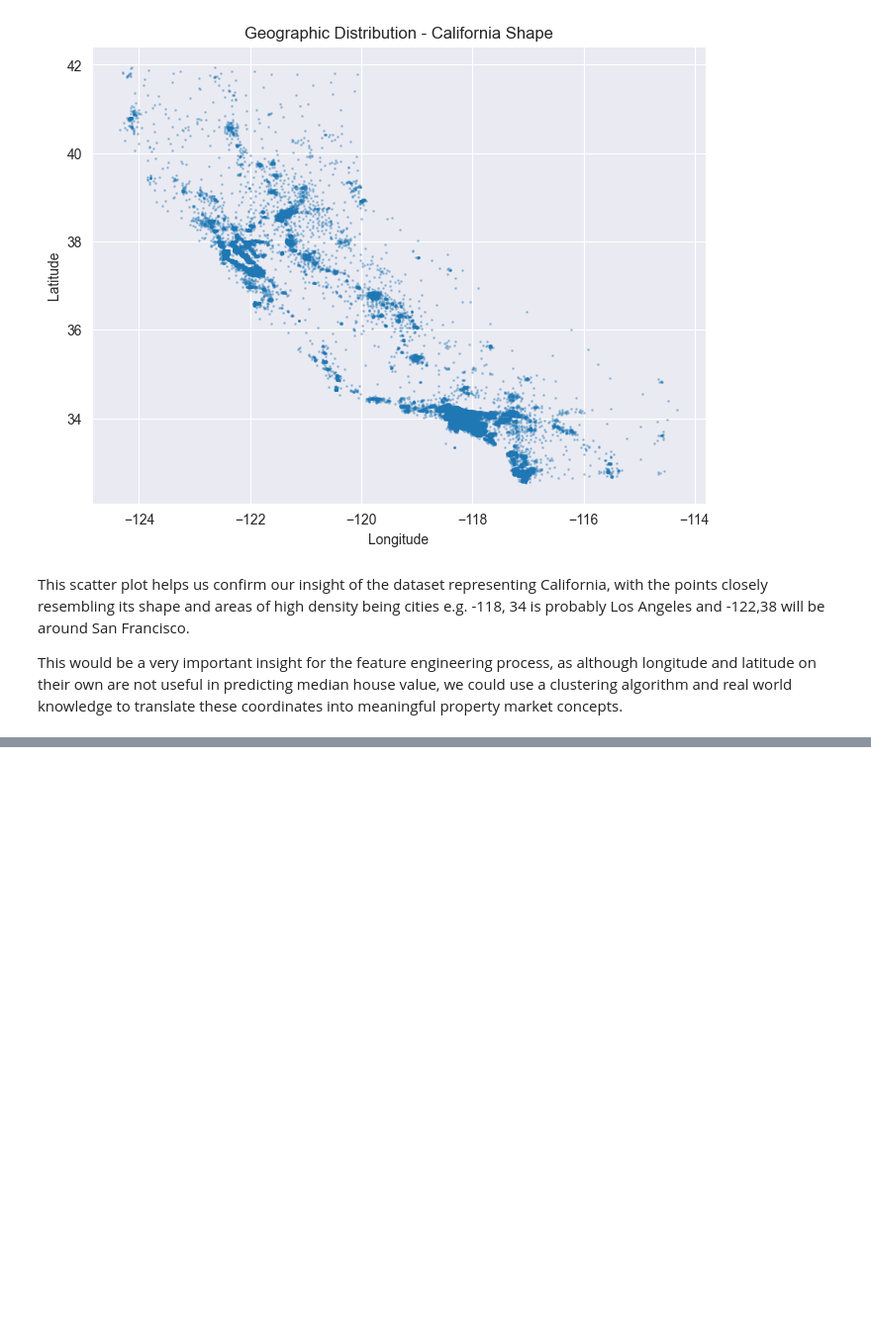
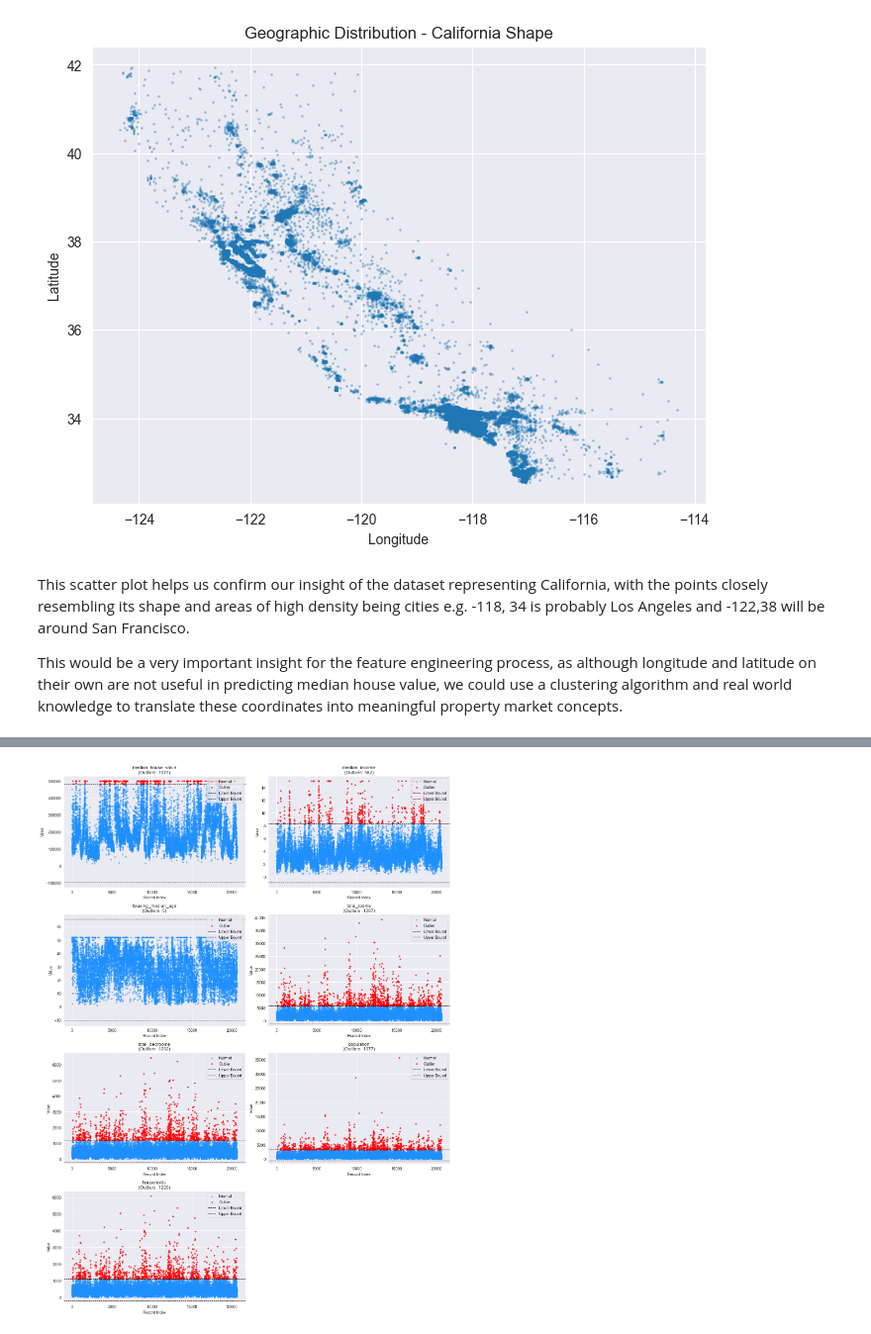
Before and after one commit to jamiefostergrime2/PredictiveAnalytics-ComputerVision-AI-Project, a Jupyter notebook: Part1_DataEngineering.ipynb, the cells around one changed output, grey strips where cells are left out. Shown at 99% size. Drawn from its saved outputs; the diff is of its cells as text; code cells hidden in the pictures; blank space fills up the shorter version.

```diff
--- a/Part1_DataEngineering.ipynb
+++ b/Part1_DataEngineering.ipynb
@@ -178,0 +269,52 @@ houses_corrupted.to_csv(filename, index=False)
+# %%
+# Define features (excluding Lat/Long)
+features_to_check = [col for col in houses_corrupted.columns
+                     if col not in ['latitude', 'longitude']]
+
+# Set up the grid dimensions (4 rows, 2 columns)
+n_cols = 2
+n_rows = (len(features_to_check) + 1) // n_cols
+fig, axes = plt.subplots(n_rows, n_cols, figsize=(15, 20))
+axes = axes.flatten() # Flatten to 1D array for easy iteration
+
+for i, col in enumerate(features_to_check):
+    # 1. Calculate IQR Bounds
+    Q1 = houses_corrupted[col].quantile(0.25)
+    Q3 = houses_corrupted[col].quantile(0.75)
+    IQR = Q3 - Q1
+    lower_bound = Q1 - 1.5 * IQR
+    upper_bound = Q3 + 1.5 * IQR
+
+    # 2. Identify Outliers
+    # Create a boolean mask: True if outlier, False if normal
+    is_outlier = (houses_corrupted[col] < lower_bound) | (houses_corrupted[col] > upper_bound)
+
+    # 3. Plot
+    # Scatter plot: X is the index, Y is the value
+    # We plot 'Normal' points first in blue (alpha for transparency)
+    axes[i].scatter(houses_corrupted.index[~is_outlier],
+                    houses_corrupted[col][~is_outlier],
+                    c='dodgerblue', alpha=0.5, s=10, label='Normal')
+
+    # Overlay 'Outlier' points in red
+    axes[i].scatter(houses_corrupted.index[is_outlier],
+                    houses_corrupted[col][is_outlier],
+                    c='red', alpha=0.7, s=10, label='Outlier')
+
+    # Add horizontal lines for the bounds
+    axes[i].axhline(y=lower_bound, color='black', linestyle='--', linewidth=1, label='Lower Bound')
+    axes[i].axhline(y=upper_bound, color='black', linestyle='--', linewidth=1, label='Upper Bound')
+
+    axes[i].set_title(f'{col}\n(Outliers: {is_outlier.sum()})')
+    axes[i].legend(loc='upper right')
+    axes[i].set_xlabel('Record Index')
+    axes[i].set_ylabel('Value')
+
+# Turn off any empty subplots if we have an odd number of features
+for j in range(i + 1, len(axes)):
+    axes[j].axis('off')
+
+plt.tight_layout()
+plt.show()
+# %% [output]
+[figure, added]
```
Also changed, not shown: parts of 8 cells of this notebook, 1 other file.
